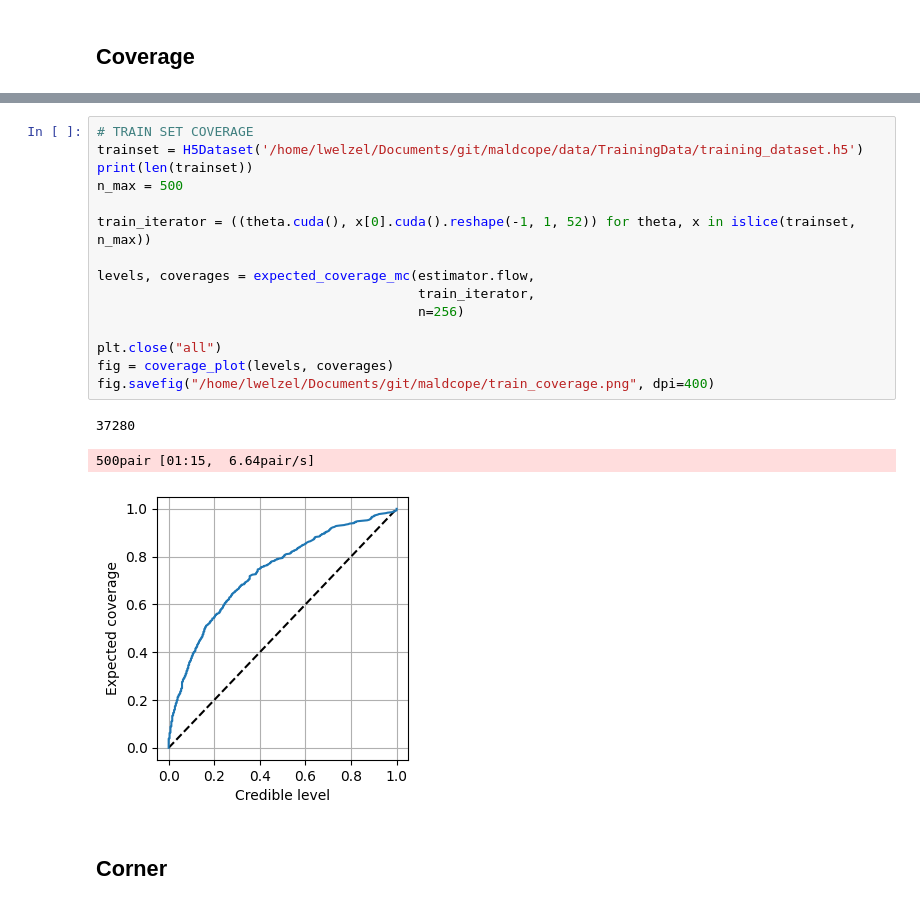
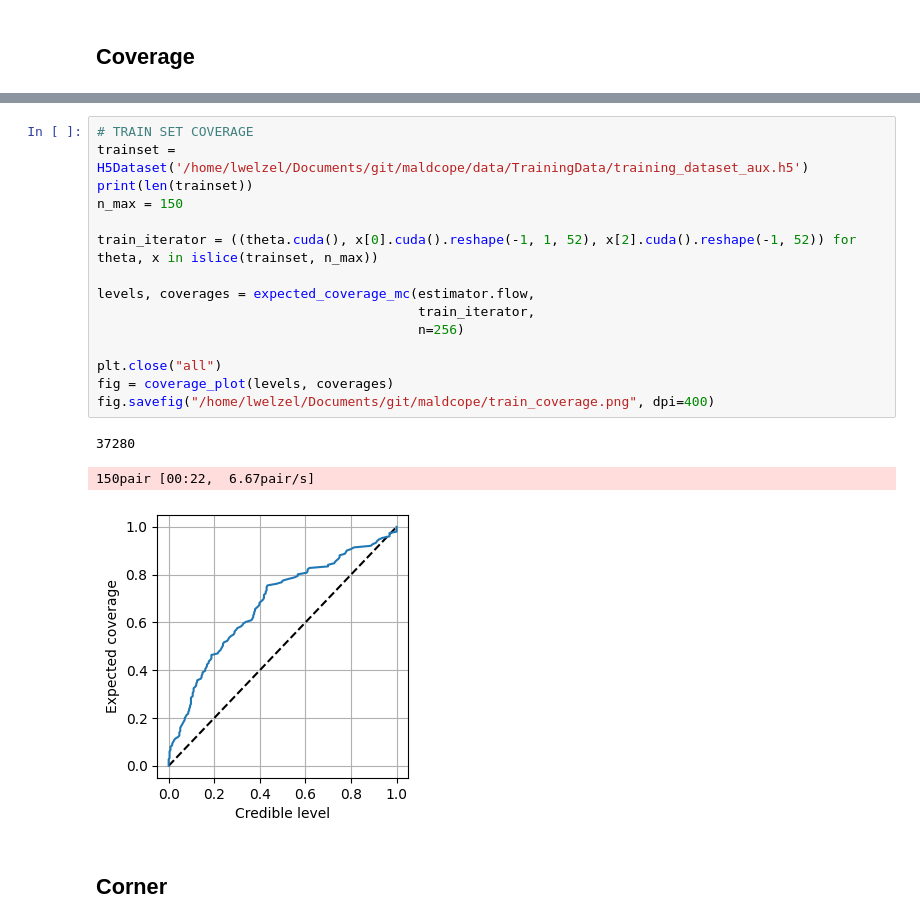
Before and after one commit to lwelzel/maldcope, a Jupyter notebook: eval.ipynb, the cells around one changed output, grey strips where cells are left out. Saved outputs shown, nothing was run; the diff lists cells and outputs as text.

```diff
--- a/eval.ipynb
+++ b/eval.ipynb
@@ -147,22 +145,22 @@ fig.savefig("/home/lwelzel/Documents/git/maldcope/test_coverage.png", dpi=400)
 # %%
 # TRAIN SET COVERAGE
-trainset = H5Dataset('/home/lwelzel/Documents/git/maldcope/data/TrainingData/training_dataset.h5')
+trainset = H5Dataset('/home/lwelzel/Documents/git/maldcope/data/TrainingData/training_dataset_aux.h5')
 print(len(trainset))
-n_max = 500
+n_max = 150
 
-train_iterator = ((theta.cuda(), x[0].cuda().reshape(-1, 1, 52)) for theta, x in islice(trainset, n_max))
+train_iterator = ((theta.cuda(), x[0].cuda().reshape(-1, 1, 52), x[2].cuda().reshape(-1, 52)) for theta, x in islice(trainset, n_max))
 
 levels, coverages = expected_coverage_mc(estimator.flow,
                                          train_iterator,
                                          n=256)
 
 plt.close("all")
 fig = coverage_plot(levels, coverages)
 fig.savefig("/home/lwelzel/Documents/git/maldcope/train_coverage.png", dpi=400)
 # %% [output]
 37280
-500pair [01:15,  6.64pair/s]
+150pair [00:22,  6.67pair/s]
-[figure, old version]
+[figure, new version]
 # %% [markdown]
 ## Corner
 # %%
```
Also changed, not shown: parts of 15 cells of this notebook, 7 other files.
